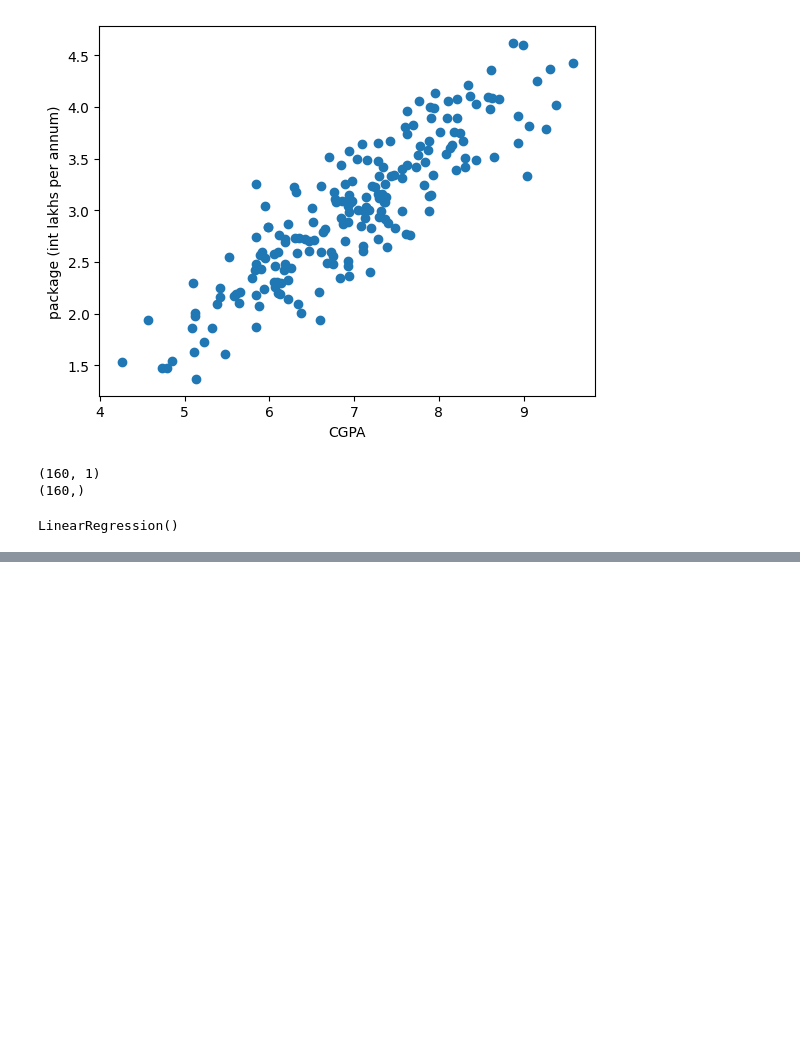
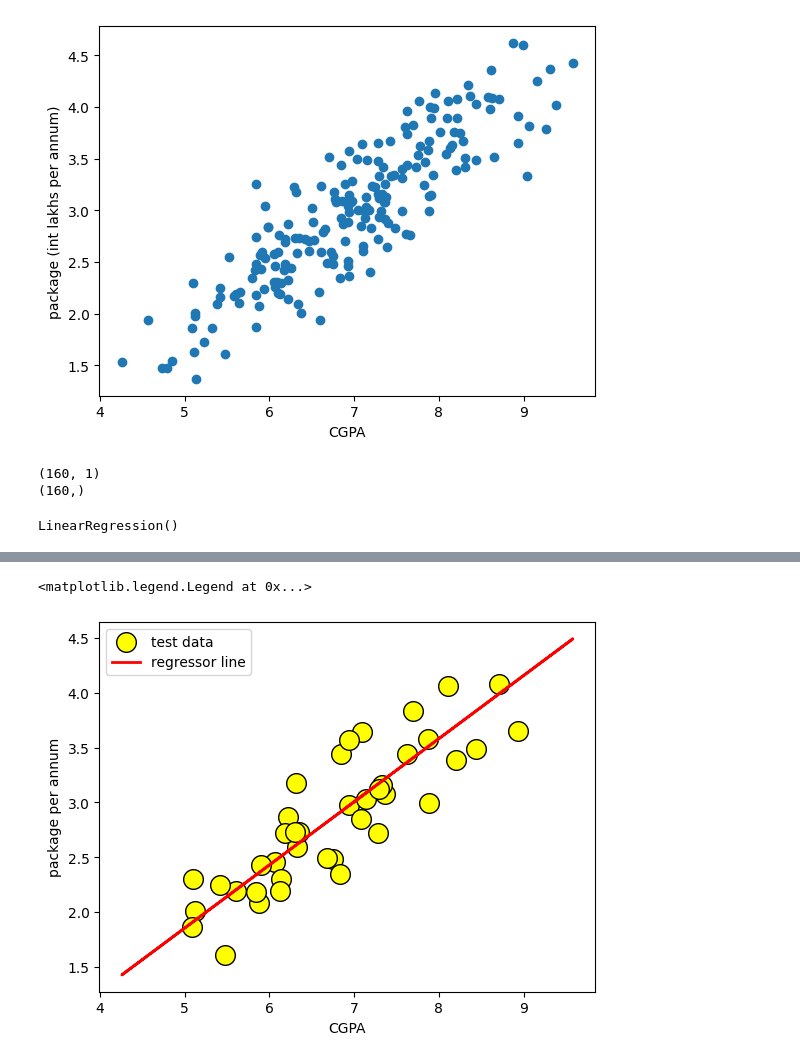
Before and after one commit to Tasnimul009/Machine_Learning_models, a Jupyter notebook: Linear Regression/Simple Linear Regression.ipynb, the cells around one changed output, grey strips where cells are left out. Cells and saved outputs as stored; diff of their text form; code cells hidden in the pictures; blank space fills up the shorter version.

```diff
--- a/Linear Regression/Simple Linear Regression.ipynb
+++ b/Linear Regression/Simple Linear Regression.ipynb
@@ -48,0 +73,18 @@ regressor.predict(X[0, ])
+# %%
+plt.scatter(X_test,
+            y_test,
+            color = "yellow",
+            edgecolor = "k",
+            label = "test data",
+            s = 200)
+plt.plot(X_train,
+         regressor.predict(X_train),
+         color = "red",
+         label = "regressor line",
+         linewidth = 2)
+plt.xlabel("CGPA")
+plt.ylabel("package per annum")
+plt.legend()
+# %% [output]
+<matplotlib.legend.Legend at 0x...>
+[figure, added]
```
Also changed, not shown: parts of 7 cells of this notebook.
